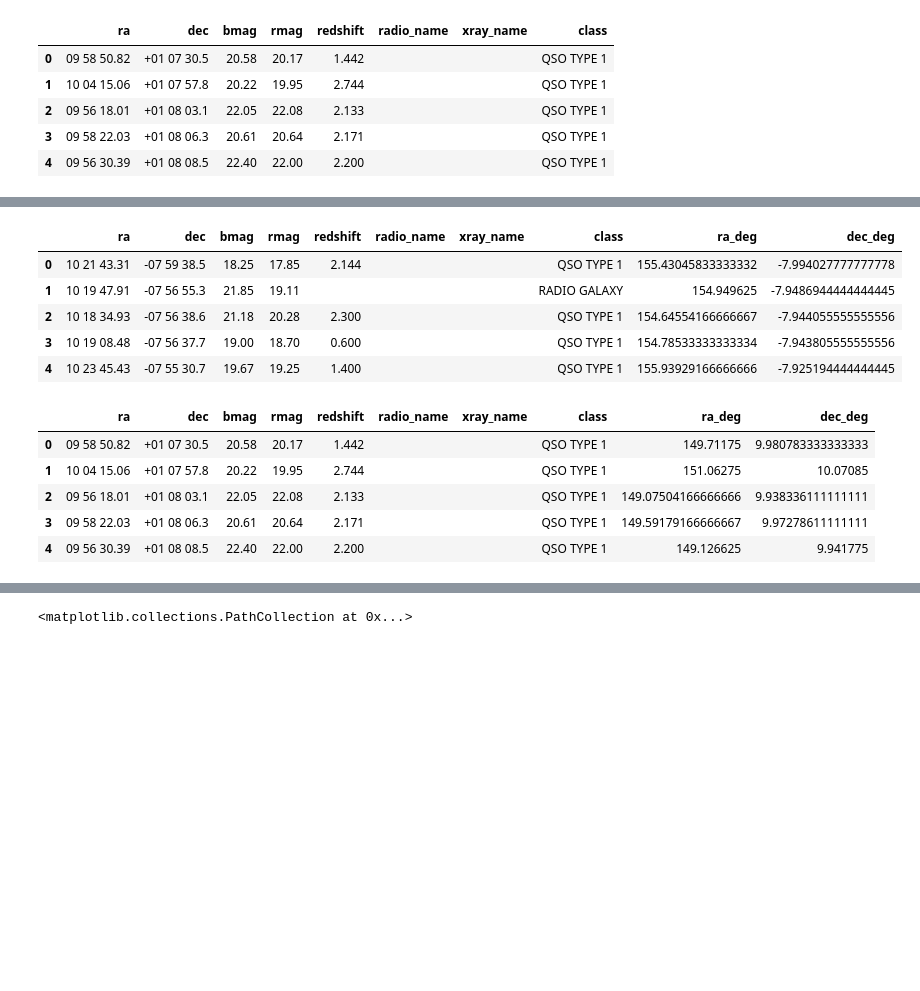
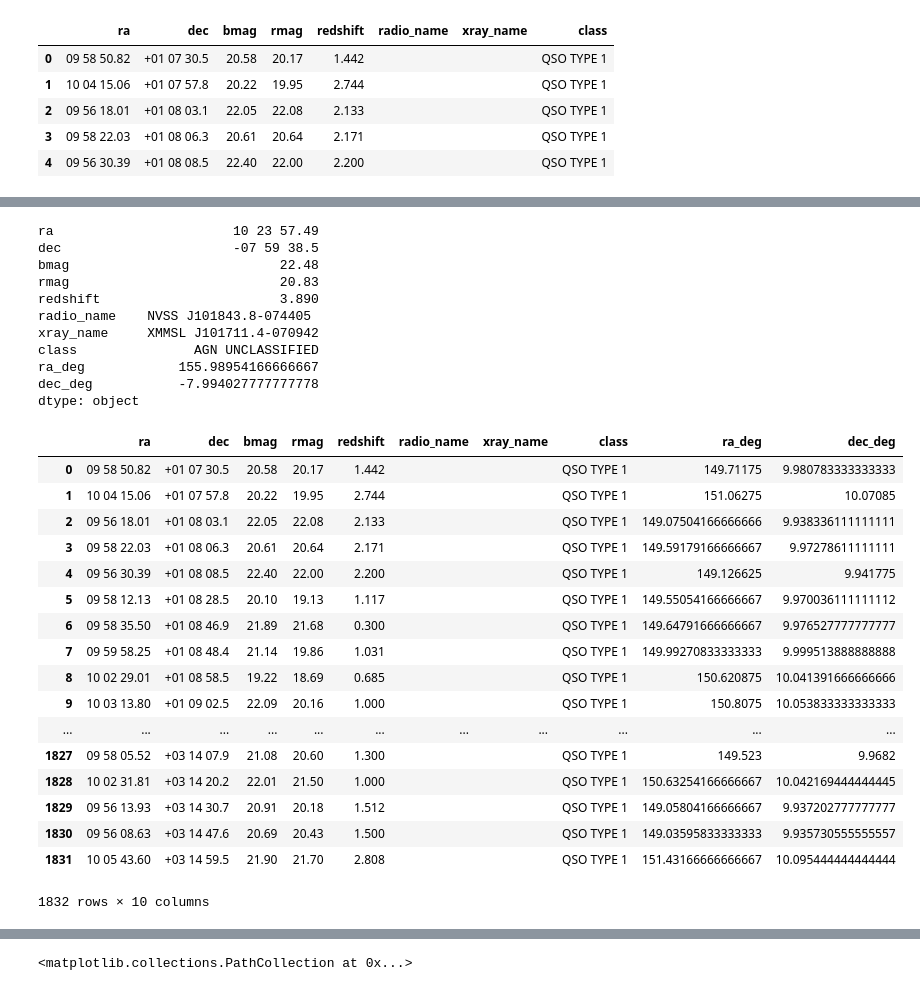
Before and after one commit to mrawls/qso-hitsvar, a Jupyter notebook: ASTR_499_NB4_QSOobjectplots.ipynb, the cells around one changed output, grey strips where cells are left out. Saved outputs shown, nothing was run; the diff lists cells and outputs as text; code cells hidden in the pictures; blank space fills up the shorter version.

```diff
--- a/ASTR_499_NB4_QSOobjectplots.ipynb
+++ b/ASTR_499_NB4_QSOobjectplots.ipynb
@@ -197,3 +197,13 @@ def HMS2deg(ra='', dec=''):
     return (RA, DEC)
   else:
     return RA or DEC
+# %%
+ra_deg_list = []
+dec_deg_list = []
+for index, row in MILLI_sub1.iterrows():
+    ra_deg = HMS2deg(ra=MILLI_sub1['ra'][index])
+    ra_deg_list.append(ra_deg)
+    dec_deg = HMS2deg(dec=MILLI_sub1['dec'][index])
+    dec_deg_list.append(dec_deg)
+MILLI_sub1['ra_deg'] = pd.Series(ra_deg_list, index=MILLI_sub1.index)
+MILLI_sub1['dec_deg'] = pd.Series(dec_deg_list, index=MILLI_sub1.index)
@@ -210,14 +241,19 @@ for i in range(275):
 # %%
 MILLI_sub1['ra_deg'] = ra_deg
 MILLI_sub1['dec_deg'] = dec_deg
-MILLI_sub1.head()
+MILLI_sub1.max()
 # %% [output]
-|  | ra | dec | bmag | rmag | redshift | radio_name | xray_name | class | ra_deg | dec_deg |
-| 0 | 10 21 43.31 | -07 59 38.5 | 18.25 | 17.85 | 2.144 |  |  | QSO TYPE 1 | 155.43045833333332 | -7.994027777777778 |
-| 1 | 10 19 47.91 | -07 56 55.3 | 21.85 | 19.11 |  |  |  | RADIO GALAXY | 154.949625 | -7.9486944444444445 |
-| 2 | 10 18 34.93 | -07 56 38.6 | 21.18 | 20.28 | 2.300 |  |  | QSO TYPE 1 | 154.64554166666667 | -7.944055555555556 |
-| 3 | 10 19 08.48 | -07 56 37.7 | 19.00 | 18.70 | 0.600 |  |  | QSO TYPE 1 | 154.78533333333334 | -7.943805555555556 |
-| 4 | 10 23 45.43 | -07 55 30.7 | 19.67 | 19.25 | 1.400 |  |  | QSO TYPE 1 | 155.93929166666666 | -7.925194444444445 |
+ra                       10 23 57.49
+dec                      -07 59 38.5
+bmag                           22.48
+rmag                           20.83
+redshift                       3.890
+radio_name    NVSS J101843.8-074405
+xray_name     XMMSL J101711.4-070942
+class               AGN UNCLASSIFIED
+ra_deg            155.98954166666667
+dec_deg           -7.994027777777778
+dtype: object
 # %%
 ra_deg2 = []
 for i in range(len(MILLI_sub2)):
@@ -231,11 +267,23 @@ for i in range(len(MILLI_sub2)):
 # %%
 MILLI_sub2['ra_deg'] = ra_deg2
 MILLI_sub2['dec_deg'] = dec_deg2
-MILLI_sub2.head()
+MILLI_sub2
 # %% [output]
 |  | ra | dec | bmag | rmag | redshift | radio_name | xray_name | class | ra_deg | dec_deg |
 | 0 | 09 58 50.82 | +01 07 30.5 | 20.58 | 20.17 | 1.442 |  |  | QSO TYPE 1 | 149.71175 | 9.980783333333333 |
 | 1 | 10 04 15.06 | +01 07 57.8 | 20.22 | 19.95 | 2.744 |  |  | QSO TYPE 1 | 151.06275 | 10.07085 |
 | 2 | 09 56 18.01 | +01 08 03.1 | 22.05 | 22.08 | 2.133 |  |  | QSO TYPE 1 | 149.07504166666666 | 9.938336111111111 |
 | 3 | 09 58 22.03 | +01 08 06.3 | 20.61 | 20.64 | 2.171 |  |  | QSO TYPE 1 | 149.59179166666667 | 9.97278611111111 |
 | 4 | 09 56 30.39 | +01 08 08.5 | 22.40 | 22.00 | 2.200 |  |  | QSO TYPE 1 | 149.126625 | 9.941775 |
+| 5 | 09 58 12.13 | +01 08 28.5 | 20.10 | 19.13 | 1.117 |  |  | QSO TYPE 1 | 149.55054166666667 | 9.970036111111112 |
+| 6 | 09 58 35.50 | +01 08 46.9 | 21.89 | 21.68 | 0.300 |  |  | QSO TYPE 1 | 149.64791666666667 | 9.976527777777777 |
+| 7 | 09 59 58.25 | +01 08 48.4 | 21.14 | 19.86 | 1.031 |  |  | QSO TYPE 1 | 149.99270833333333 | 9.999513888888888 |
+| 8 | 10 02 29.01 | +01 08 58.5 | 19.22 | 18.69 | 0.685 |  |  | QSO TYPE 1 | 150.620875 | 10.041391666666666 |
+| 9 | 10 03 13.80 | +01 09 02.5 | 22.09 | 20.16 | 1.000 |  |  | QSO TYPE 1 | 150.8075 | 10.053833333333333 |
+| ... | ... | ... | ... | ... | ... | ... | ... | ... | ... | ... |
+| 1827 | 09 58 05.52 | +03 14 07.9 | 21.08 | 20.60 | 1.300 |  |  | QSO TYPE 1 | 149.523 | 9.9682 |
+| 1828 | 10 02 31.81 | +03 14 20.2 | 22.01 | 21.50 | 1.000 |  |  | QSO TYPE 1 | 150.63254166666667 | 10.042169444444445 |
+| 1829 | 09 56 13.93 | +03 14 30.7 | 20.91 | 20.18 | 1.512 |  |  | QSO TYPE 1 | 149.05804166666667 | 9.937202777777777 |
+| 1830 | 09 56 08.63 | +03 14 47.6 | 20.69 | 20.43 | 1.500 |  |  | QSO TYPE 1 | 149.03595833333333 | 9.935730555555557 |
+| 1831 | 10 05 43.60 | +03 14 59.5 | 21.90 | 21.70 | 2.808 |  |  | QSO TYPE 1 | 151.43166666666667 | 10.095444444444444 |
+1832 rows × 10 columns
```
Also changed, not shown: parts of 4 cells of this notebook.
